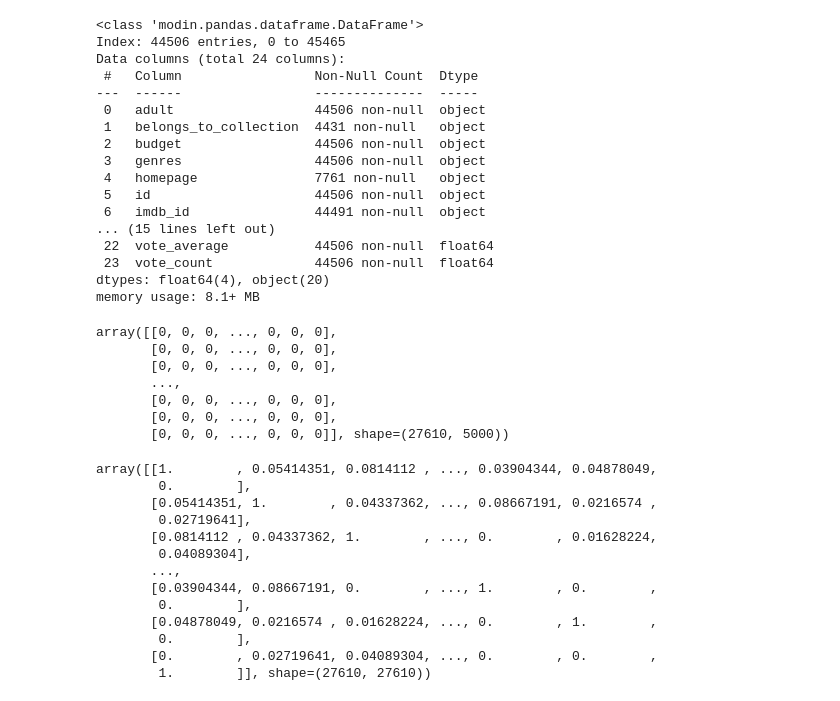
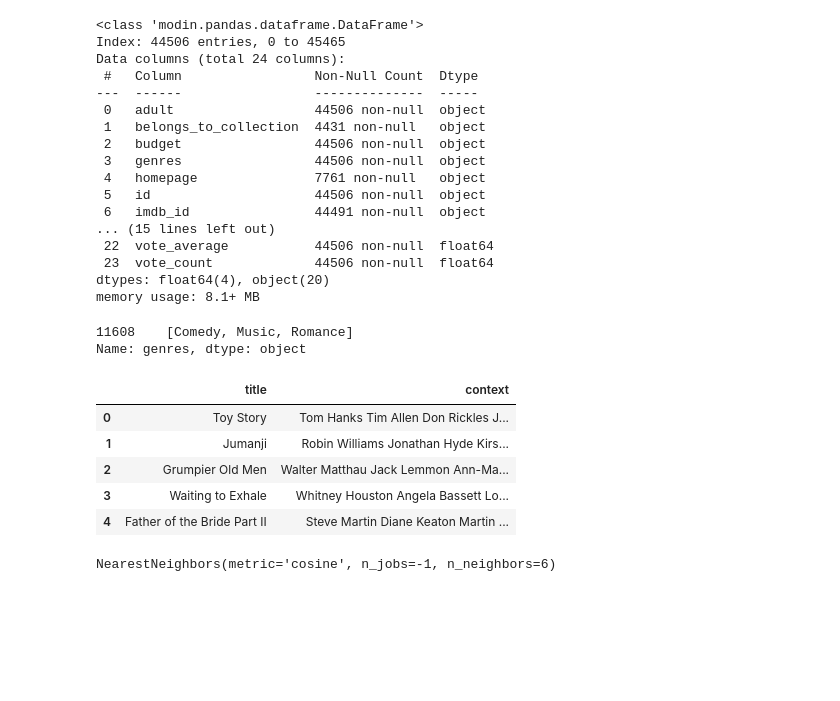
Before and after one commit to debuggerrr/MachineLearningProblemsAndSolutions, a Jupyter notebook: recommendations/movies_recommendations_knn.ipynb, the cells around one changed output. Drawn from its saved outputs; the diff is of its cells as text; code cells hidden in the pictures; blank space fills up the shorter version.

```diff
--- a/recommendations/movies_recommendations_knn.ipynb
+++ b/recommendations/movies_recommendations_knn.ipynb
@@ -430,12 +423,36 @@ dtypes: float64(4), object(20)
 memory usage: 8.1+ MB
 # %%
 movies_metadata_df['overview']= movies_metadata_df['overview'].apply(lambda x:x.split())
+# %%
+# Merge credits and keywords on 'id'
+df = credits_df[['id', 'cast']].merge(keywords_df[['id', 'keywords']], on='id')
+# Merge with movies_metadata on 'id'
+# Adding numerical features will pull results toward items similar in those numeric aspects and may introduce popularity bias. So we need to drop it for the 'content based recommender' system
+
+df = df.merge(movies_metadata_df[['id', 'genres', 'overview', 'title']], on='id')
+# %%
+df[df['title']=='Music and Lyrics']['genres']
+# %% [output]
+11608    [Comedy, Music, Romance]
+Name: genres, dtype: object
 # %%
 df['context'] = df['cast'] + df['keywords'] + df['genres'] + df['overview']
 # %%
 df['context'] = df['context'].apply(lambda x: " ".join(x))
 # %%
 df.drop(columns=['id', 'cast', 'keywords', 'genres', 'overview'], inplace=True)
+# %%
+# ensure df has a stable index and title column
+df = df.reset_index(drop=True)
+# %%
+df.head()
+# %% [output]
+|  | title | context |
+| 0 | Toy Story | Tom Hanks Tim Allen Don Rickles J... |
+| 1 | Jumanji | Robin Williams Jonathan Hyde Kirs... |
+| 2 | Grumpier Old Men | Walter Matthau Jack Lemmon Ann-Ma... |
+| 3 | Waiting to Exhale | Whitney Houston Angela Bassett Lo... |
+| 4 | Father of the Bride Part II | Steve Martin Diane Keaton Martin ... |
 # %%
 # Instead of creating a column for every single word in your dataset (which could be millions), it only picks the top 5,000 most frequent words. This keeps your data manageable.
 
@@ -445,28 +463,13 @@ vector = cv.fit_transform(df['context']).toarray()
+# %%
+nn = NearestNeighbors(n_neighbors=6, metric='cosine', n_jobs=-1)
+nn.fit(X)
+# %% [output]
+NearestNeighbors(metric='cosine', n_jobs=-1, n_neighbors=6)
 # %%
-vector
+def recommend(title, n=4):
+    if title not in df['title'].values:
+        raise KeyError(f"Title not in dataset: {title}")
+    idx = int(df.index[df['title'] == title][0])
+    dists, inds = nn.kneighbors(X[idx], n_neighbors=n+1)
+    inds = inds.flatten()[1:]     # drop self
+    return df['title'].iloc[inds].tolist()
-# %% [output]
-array([[0, 0, 0, ..., 0, 0, 0],
-       [0, 0, 0, ..., 0, 0, 0],
-       [0, 0, 0, ..., 0, 0, 0],
-       ...,
-       [0, 0, 0, ..., 0, 0, 0],
-       [0, 0, 0, ..., 0, 0, 0],
-       [0, 0, 0, ..., 0, 0, 0]], shape=(27610, 5000))
-# %%
-from sklearn.metrics.pairwise import cosine_similarity
-similarity = cosine_similarity(vector)
-similarity
-# %% [output]
-array([[1.        , 0.05414351, 0.0814112 , ..., 0.03904344, 0.04878049,
-        0.        ],
-       [0.05414351, 1.        , 0.04337362, ..., 0.08667191, 0.0216574 ,
-        0.02719641],
-       [0.0814112 , 0.04337362, 1.        , ..., 0.        , 0.01628224,
-        0.04089304],
-       ...,
-       [0.03904344, 0.08667191, 0.        , ..., 1.        , 0.        ,
-        0.        ],
-       [0.04878049, 0.0216574 , 0.01628224, ..., 0.        , 1.        ,
-        0.        ],
-       [0.        , 0.02719641, 0.04089304, ..., 0.        , 0.        ,
-        1.        ]], shape=(27610, 27610))
```
Also changed, not shown: parts of 8 cells of this notebook.
